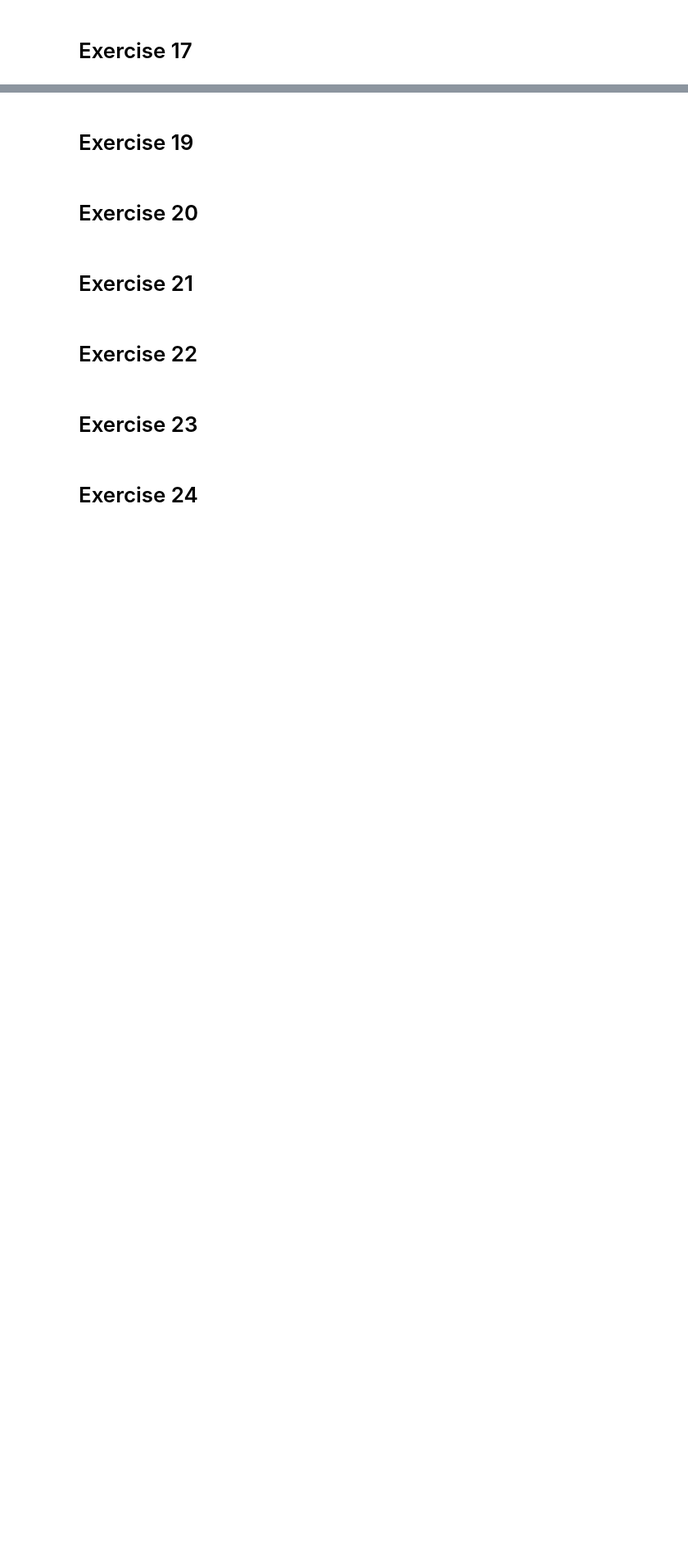
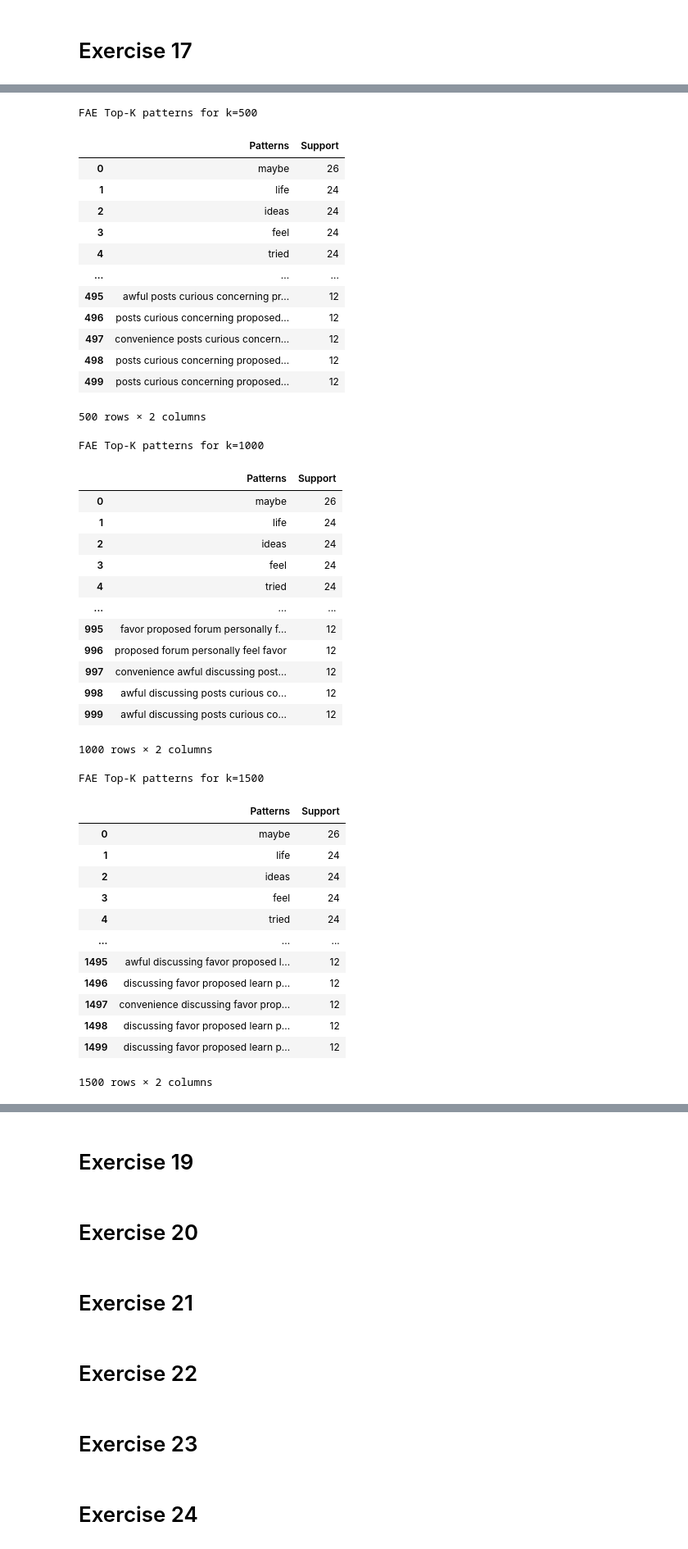
Before and after one commit to Thewo-6/DM2025-Lab1-Exercise, a Jupyter notebook: DM2025-Lab1-Homework.ipynb, the cells around one changed output, grey strips where cells are left out. Shown at 82% size. Cells and saved outputs as stored; diff of their text form; code cells hidden in the pictures; blank space fills up the shorter version.

```diff
--- a/DM2025-Lab1-Homework.ipynb
+++ b/DM2025-Lab1-Homework.ipynb
@@ -526,0 +526,21 @@ After reviewing the words filtered in each category, I noticed that some terms a
+# %%
+import psutil
+from PAMI.frequentPattern.topk import FAE as fae_alg
+
+def safe_mine(algorithm):
+    try:
+        algorithm.mine()
+    except (psutil.AccessDenied, PermissionError):
+        print("Skipping memory profiling due to restricted permissions.")
+    return algorithm
+
+fae_topk_results = {}
+for k in [500, 1000, 1500]:
+    fae_obj = safe_mine(fae_alg.FAE(iFile='td_freq_db_comp_graphics.csv', k=k))
+    fae_patterns_df = fae_obj.getPatternsAsDataFrame()
+    fae_topk_results[k] = {
+        'patterns': fae_patterns_df,
+        'runtime': fae_obj.getRuntime(),
+        'count': len(fae_patterns_df)
+    }
+    print(f"k={k}: total patterns={fae_topk_results[k]['count']}, runtime={fae_topk_results[k]['runtime']:.4f} seconds")
@@ -526,0 +554,49 @@ After reviewing the words filtered in each category, I noticed that some terms a
+# %%
+from IPython.display import display
+
+for k in [500, 1000, 1500]:
+    print(f"FAE Top-K patterns for k={k}")
+    display(fae_topk_results[k]['patterns'])
+# %% [output]
+FAE Top-K patterns for k=500
+|  | Patterns | Support |
+| 0 | maybe | 26 |
+| 1 | life | 24 |
+| 2 | ideas | 24 |
+| 3 | feel | 24 |
+| 4 | tried | 24 |
+| ... | ... | ... |
+| 495 | awful posts curious concerning pr... | 12 |
+| 496 | posts curious concerning proposed... | 12 |
+| 497 | convenience posts curious concern... | 12 |
+| 498 | posts curious concerning proposed... | 12 |
+| 499 | posts curious concerning proposed... | 12 |
+500 rows × 2 columns
+FAE Top-K patterns for k=1000
+|  | Patterns | Support |
+| 0 | maybe | 26 |
+| 1 | life | 24 |
+| 2 | ideas | 24 |
+| 3 | feel | 24 |
+| 4 | tried | 24 |
+| ... | ... | ... |
+| 995 | favor proposed forum personally f... | 12 |
+| 996 | proposed forum personally feel favor | 12 |
+| 997 | convenience awful discussing post... | 12 |
+| 998 | awful discussing posts curious co... | 12 |
+| 999 | awful discussing posts curious co... | 12 |
+1000 rows × 2 columns
+FAE Top-K patterns for k=1500
+|  | Patterns | Support |
+| 0 | maybe | 26 |
+| 1 | life | 24 |
+| 2 | ideas | 24 |
+| 3 | feel | 24 |
+| 4 | tried | 24 |
+| ... | ... | ... |
+| 1495 | awful discussing favor proposed l... | 12 |
+| 1496 | discussing favor proposed learn p... | 12 |
+| 1497 | convenience discussing favor prop... | 12 |
+| 1498 | discussing favor proposed learn p... | 12 |
+| 1499 | discussing favor proposed learn p... | 12 |
+1500 rows × 2 columns
```
Also changed, not shown: parts of 15 cells of this notebook, 9 other files.
